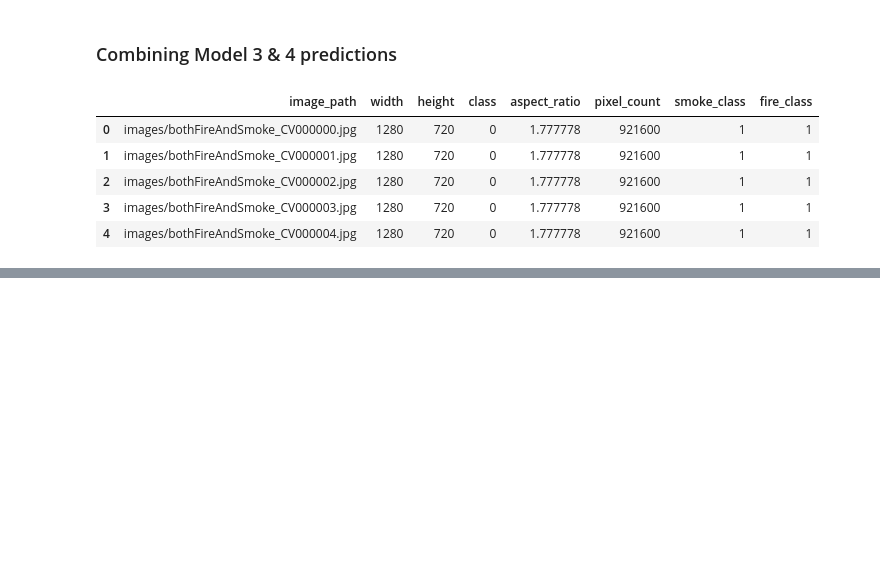
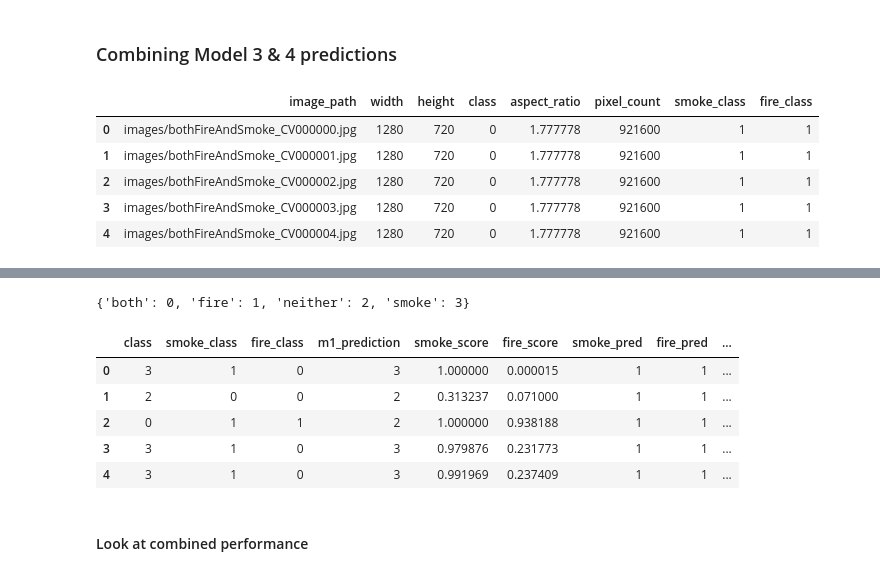
Before and after one commit to emilyedono/FireAndSmokeDetection, a Jupyter notebook: model_draft.ipynb, the cells around one changed output, grey strips where cells are left out. Drawn from its saved outputs; the diff is of its cells as text; code cells hidden in the pictures; blank space fills up the shorter version.

```diff
--- a/model_draft.ipynb
+++ b/model_draft.ipynb
@@ -786,0 +792,3 @@ ValueError: Length of values (19062) does not match length of index (95314)
+# %%
+fire_scores = numpy.ravel(predTestN4)
+fire_scores
@@ -786,0 +885,4 @@ ValueError: Length of values (19062) does not match length of index (95314)
+# %%
+class_mapping
+# %% [output]
+{'both': 0, 'fire': 1, 'neither': 2, 'smoke': 3}
@@ -786,0 +899,12 @@ ValueError: Length of values (19062) does not match length of index (95314)
+# %%
+test_results_df['m34_combined_pred'] = test_results_df.apply(combined_pred, axis=1)
+test_results_df.head()
+# %% [output]
+|  | class | smoke_class | fire_class | m1_prediction | smoke_score | fire_score | smoke_pred | fire_pred | ... |
+| 0 | 3 | 1 | 0 | 3 | 1.000000 | 0.000015 | 1 | 1 | ... |
+| 1 | 2 | 0 | 0 | 2 | 0.313237 | 0.071000 | 1 | 1 | ... |
+| 2 | 0 | 1 | 1 | 2 | 1.000000 | 0.938188 | 1 | 1 | ... |
+| 3 | 3 | 1 | 0 | 3 | 0.979876 | 0.231773 | 1 | 1 | ... |
+| 4 | 3 | 1 | 0 | 3 | 0.991969 | 0.237409 | 1 | 1 | ... |
+# %% [markdown]
+#### Look at combined performance
```
Also changed, not shown: parts of 52 cells of this notebook.
